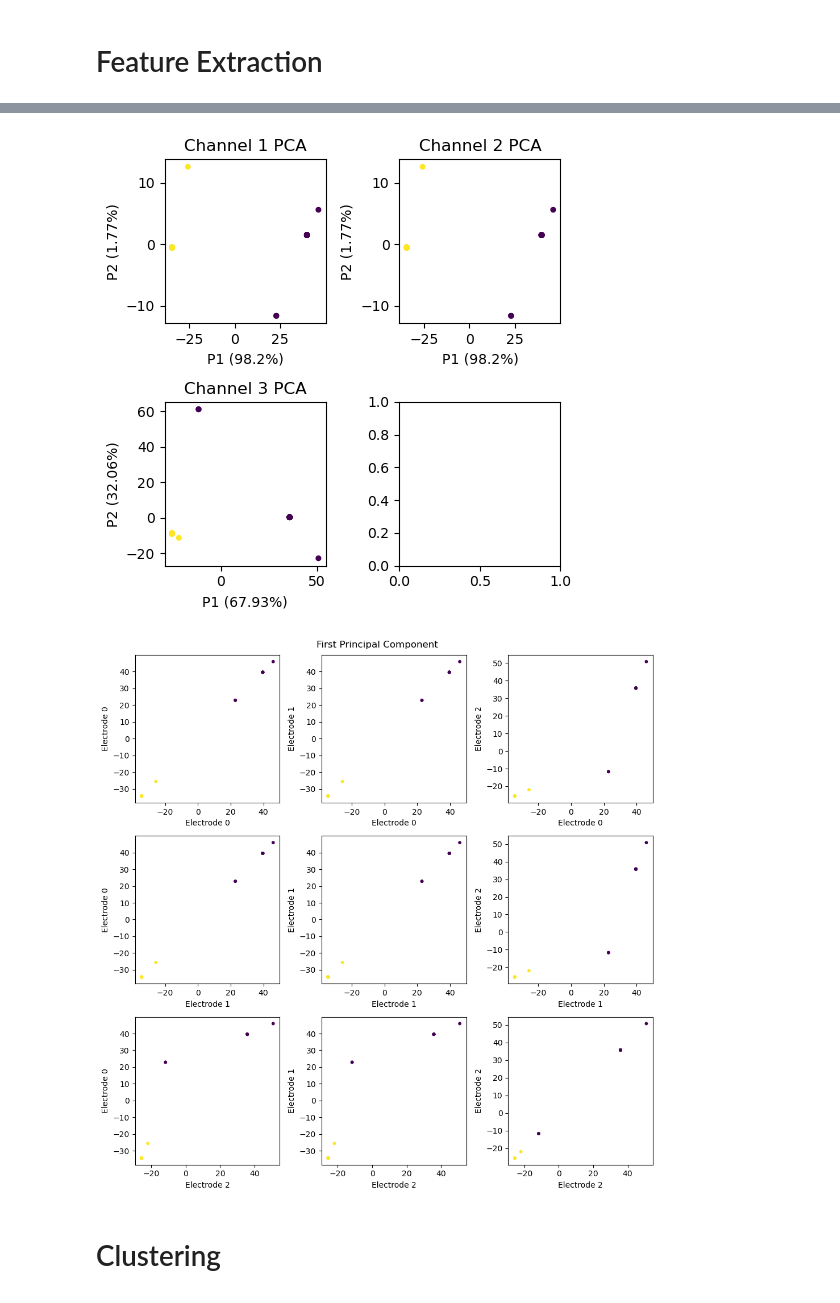
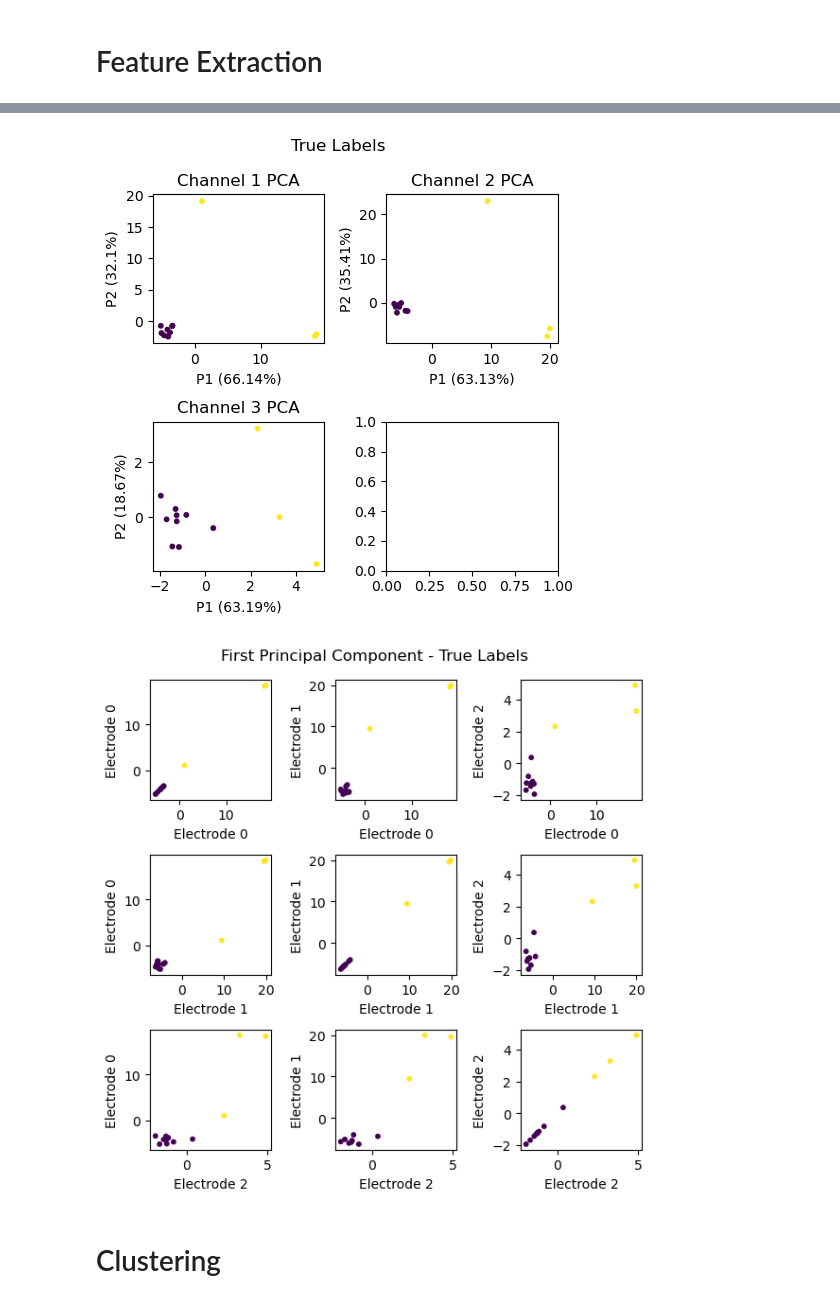
Before and after one commit to SamwelZimmer/spike_analysis, a Jupyter notebook: notebooks/lif_model.ipynb, the cells around one changed output, grey strips where cells are left out. Cells and saved outputs as stored; diff of their text form; code cells hidden in the pictures.

```diff
--- a/notebooks/lif_model.ipynb
+++ b/notebooks/lif_model.ipynb
@@ -845,0 +866,2 @@ plt.show()
+# %%
+spikes = sorter.get_spikes(signals, visualise=True, figsize=(8, 8))
@@ -882,17 +880,0 @@ plt.show()
-# %%
-waveforms = []
-waveform_info = []
-
-# loop through each of the electrode signals
-for i, signal in enumerate(signals):
-
-    # get waveforms for this channel
-    waveforms_channel, waveform_info_channel = sorter.get_waveforms(y=signal, spike_indices=merged_spike_indices)
-
-    # append the waveforms and waveform_info to the lists
-    waveforms.append(waveforms_channel)
-    waveform_info.append(waveform_info_channel)
-
-# convert waveforms and waveform_info to numpy arrays
-waveforms = np.array(waveforms)
-waveform_info = np.array(waveform_info)
@@ -898,0 +885,3 @@ waveform_info = np.array(waveform_info)
+# %%
+# extract the waveform data from each of the identified spikes across all channels
+waveforms, waveform_info = sorter.get_all_waveforms(signals, merged_spike_indices)
@@ -925,7 +916,7 @@ for i in range(grid_size):
         channel_idx = i * grid_size + j
         # iterate over the waveforms in this channel and plot each on top of each other
         for idx, waveform in enumerate(waveforms[channel_idx]):
-            t = np.arange((- sorter.waveform_duration / 2) / 10, (sorter.waveform_duration / 2) / 10) * sorter.dt * 1000
+            t = np.arange((- sorter.waveform_duration / 2), (sorter.waveform_duration / 2) ) * sorter.dt * 1000
 
             # get the color for this waveform based on its label
             color = label_to_color[true_labels[idx]]
@@ -1025,36 +1016,37 @@ for i, (data, evr) in enumerate(zip(b, explained_variance_ratios)):
     axs[row, col].set_ylabel(f"P2 ({round(evr[1] * 100, 2)}%)")
     axs[row, col].scatter(x, y, s=10, c=colors)
 
+plt.suptitle("True Labels")
 plt.tight_layout()
 plt.show()
 # %% [output]
-[figure, old version]
+[figure, new version]
 # %%
 # Number of channels
 num_channels = len(b)
 
 # Create subplots
-fig, axs = plt.subplots(num_channels, num_channels, figsize=(10, 10))
+fig, axs = plt.subplots(num_channels, num_channels, figsize=(6, 6))
 
 # Iterate through each pair of channels
 for i in range(num_channels):
     for j in range(num_channels):
 
         unique_labels = np.unique(true_labels)
         colormap = plt.cm.get_cmap('viridis', len(unique_labels))
         label_to_color = {label: colormap(i) for i, label in enumerate(unique_labels)}
         colors = [label_to_color[label] for label in true_labels]
 
         # For each subplot, plot the first principal component of channel i against channel j
         axs[i, j].scatter(b[i][:, 0], b[j][:, 0], c=colors, s=10)
         axs[i, j].set_xlabel(f"Electrode {i}")
         axs[i, j].set_ylabel(f"Electrode {j}")
 
-plt.suptitle("First Principal Component")
+plt.suptitle("First Principal Component - True Labels")
 plt.tight_layout()
 plt.show()
 # %% [output]
-[figure, old version]
+[figure, new version]
 # %% [markdown]
 # Clustering
 # %%
```
Also changed, not shown: parts of 40 cells of this notebook, 3 other files.
